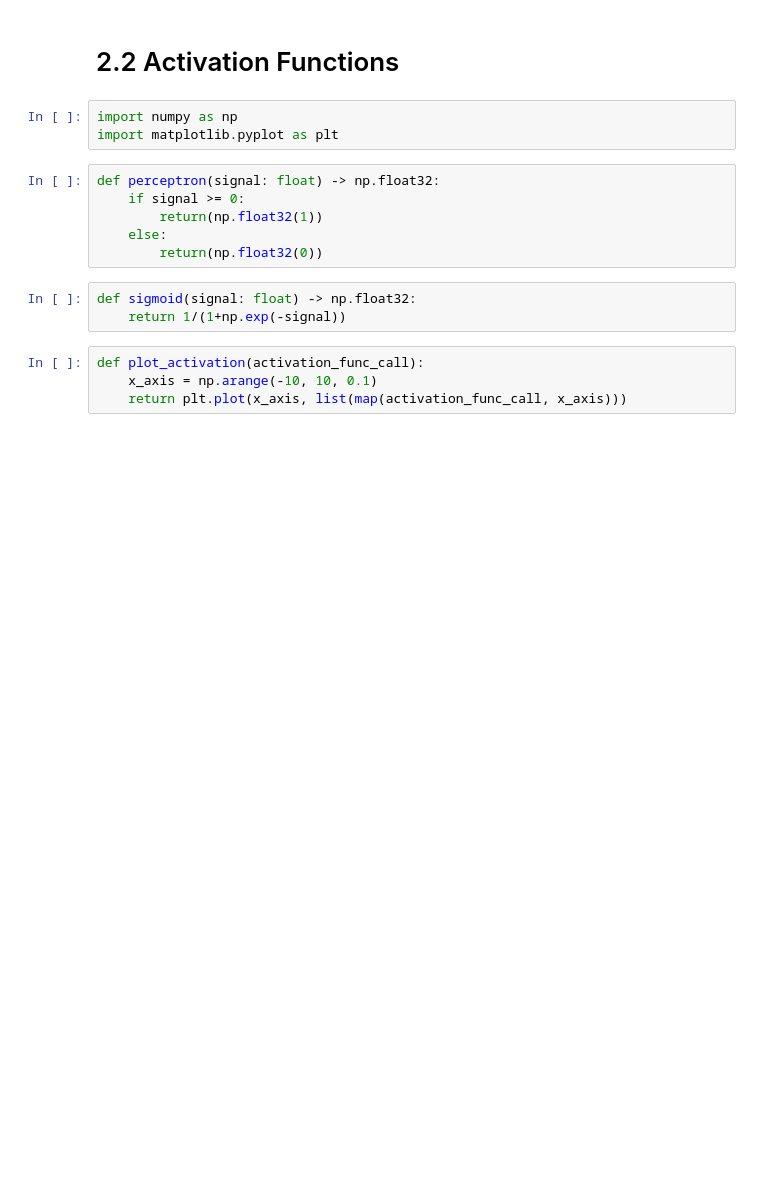
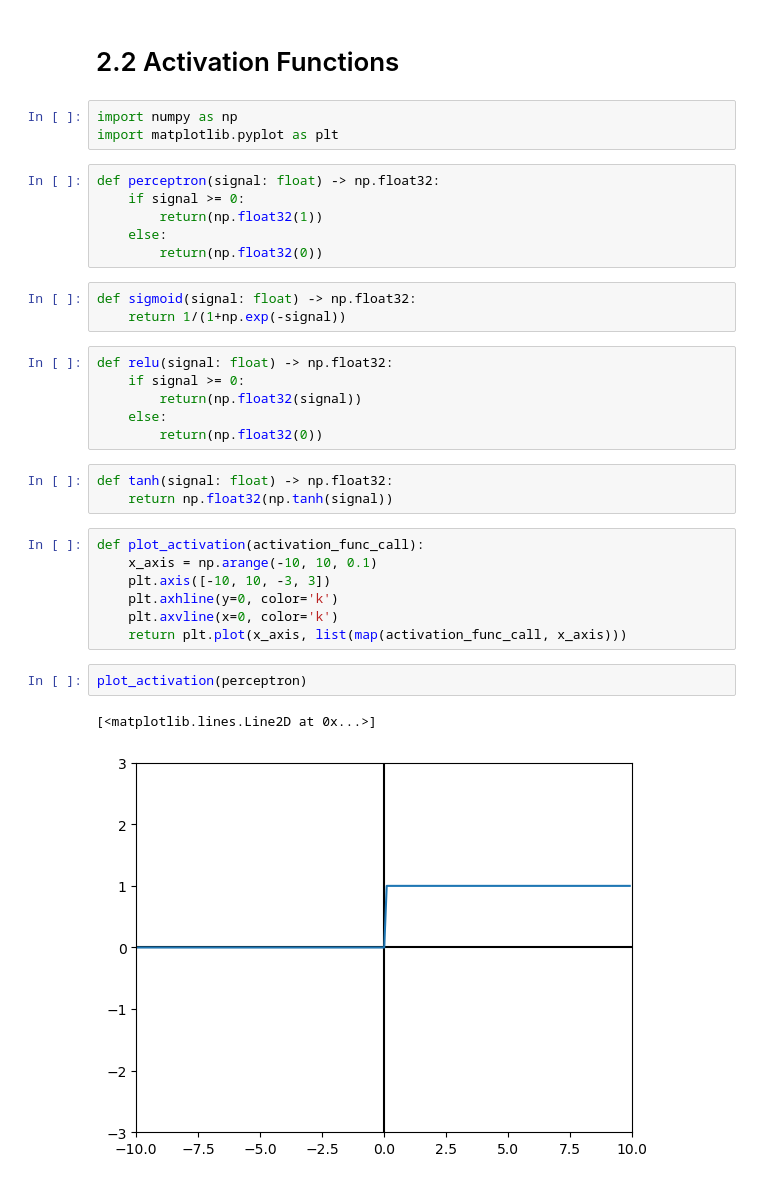
Before and after one commit to willkhoza/deeplearningtheory, a Jupyter notebook: 2.2 Activation Functions.ipynb, the cells around one changed output. Cells and saved outputs as stored; diff of their text form; blank space fills up the shorter version.

```diff
--- a/2.2 Activation Functions.ipynb
+++ b/2.2 Activation Functions.ipynb
@@ -12,10 +12,27 @@ def perceptron(signal: float) -> np.float32:
 # %%
 def sigmoid(signal: float) -> np.float32:
     return 1/(1+np.exp(-signal))
+# %%
+def relu(signal: float) -> np.float32:
+    if signal >= 0:
+        return(np.float32(signal))
+    else:
+        return(np.float32(0))
+# %%
+def tanh(signal: float) -> np.float32:
+    return np.float32(np.tanh(signal))
 # %%
 def plot_activation(activation_func_call):
     x_axis = np.arange(-10, 10, 0.1)
+    plt.axis([-10, 10, -3, 3])
+    plt.axhline(y=0, color='k')
+    plt.axvline(x=0, color='k')
     return plt.plot(x_axis, list(map(activation_func_call, x_axis)))
+# %%
+plot_activation(perceptron)
+# %% [output]
+[<matplotlib.lines.Line2D at 0x...>]
+[figure, added]
 # %%
 plot_activation(sigmoid)
 # %% [output]
```
Also changed, not shown: parts of 3 cells of this notebook.
